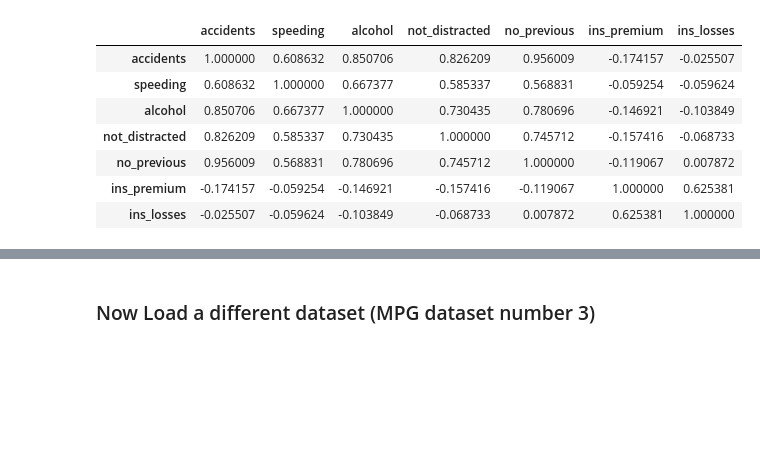
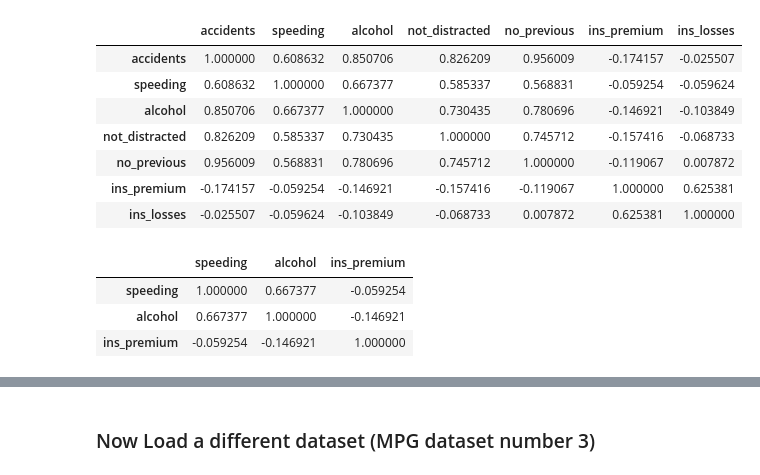
Before and after one commit to Arx1971/DataAnalytics-HW-1, a Jupyter notebook: HW1_Spring2020_Adnan_Rahin.ipynb, the cells around one changed output, grey strips where cells are left out. Cells and saved outputs as stored; diff of their text form; code cells hidden in the pictures; blank space fills up the shorter version.

Commit message:
Correlation Between Speeding, Alcohol and ins_premium stablished

```diff
--- a/HW1_Spring2020_Adnan_Rahin.ipynb
+++ b/HW1_Spring2020_Adnan_Rahin.ipynb
@@ -300,3 +303,11 @@ crash.corr()
 | no_previous | 0.956009 | 0.568831 | 0.780696 | 0.745712 | 1.000000 | -0.119067 | 0.007872 |
 | ins_premium | -0.174157 | -0.059254 | -0.146921 | -0.157416 | -0.119067 | 1.000000 | 0.625381 |
 | ins_losses | -0.025507 | -0.059624 | -0.103849 | -0.068733 | 0.007872 | 0.625381 | 1.000000 |
+# %%
+correlation = crash[['speeding','alcohol','ins_premium']]
+correlation.corr()
+# %% [output]
+|  | speeding | alcohol | ins_premium |
+| speeding | 1.000000 | 0.667377 | -0.059254 |
+| alcohol | 0.667377 | 1.000000 | -0.146921 |
+| ins_premium | -0.059254 | -0.146921 | 1.000000 |
```
Also changed, not shown: parts of 2 cells of this notebook.
